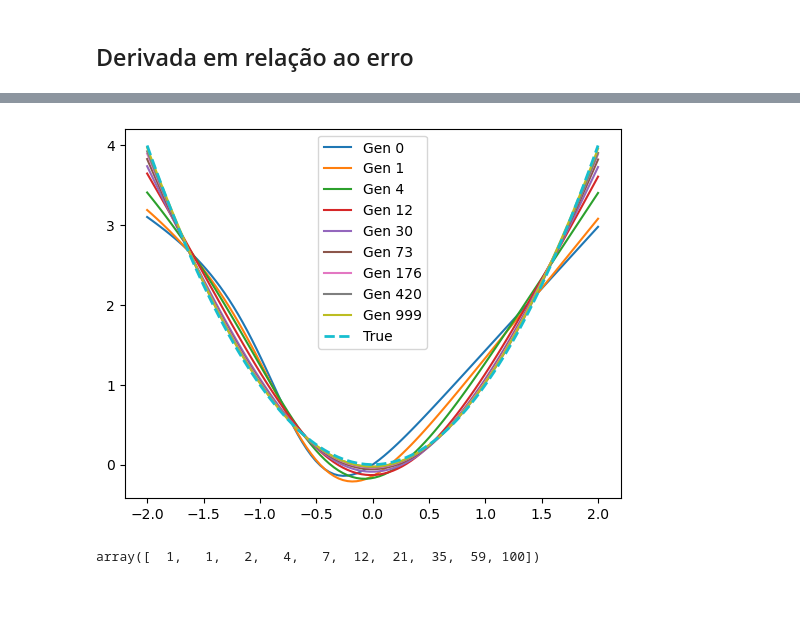
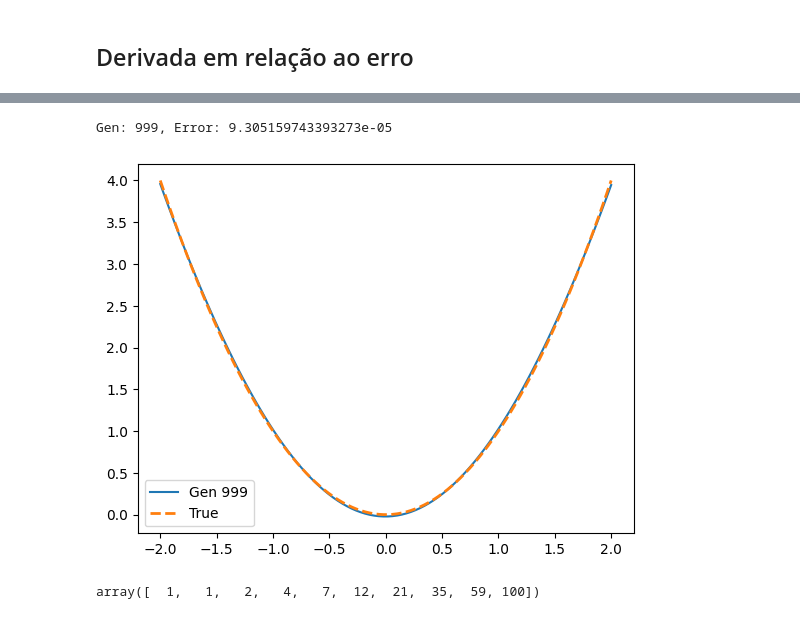
Before and after one commit to anambrito/IC-Inteligencia-Computacional, a Jupyter notebook: fuzzy-TKS.ipynb, the cells around one changed output, grey strips where cells are left out. Drawn from its saved outputs; the diff is of its cells as text; code cells hidden in the pictures.

```diff
--- a/fuzzy-TKS.ipynb
+++ b/fuzzy-TKS.ipynb
@@ -103,11 +85,14 @@ Gen: 999, Error: 0.0001272343225069646
 # %%
-for i in np.logspace(0, np.log10(len(y_plot)), num=9, endpoint=True).astype(int)-1:
-    plt.plot(x_plot[0], y_plot[i], label=f'Gen {i}')
+print(f'Gen: {gen-1}, Error: {0.5*(y-x**2)**2}')
+plt.plot(x_plot[0], y_plot[gen-1], label=f'Gen {gen-1}')
+
+
 plt.plot(x_plot[0], x_plot[0]**2, label='True', linestyle='--', linewidth=2)
 plt.legend()
 plt.show()
 # %% [output]
+Gen: 999, Error: 9.305159743393273e-05
-[figure, old version]
+[figure, new version]
 # %%
 # Mostra mais do início onde o gradiente é maior
 np.logspace(0, np.log10(100), num=10, endpoint=True).astype(int)
```
Also changed, not shown: parts of 3 cells of this notebook.
